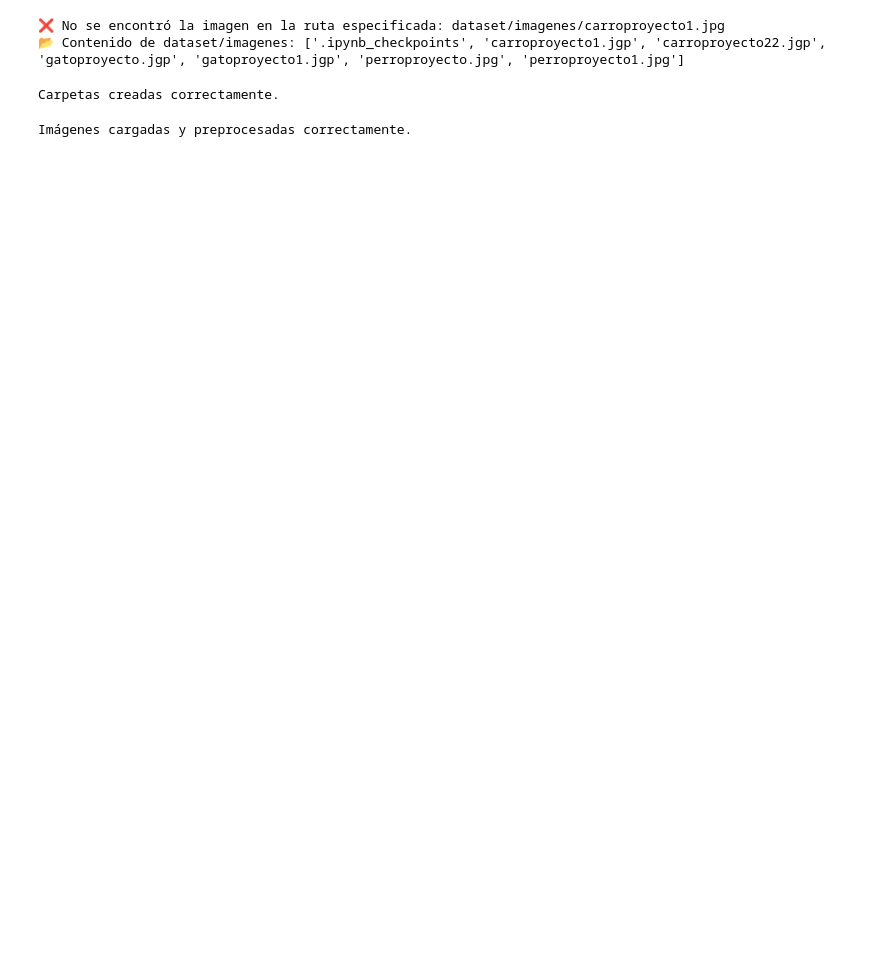
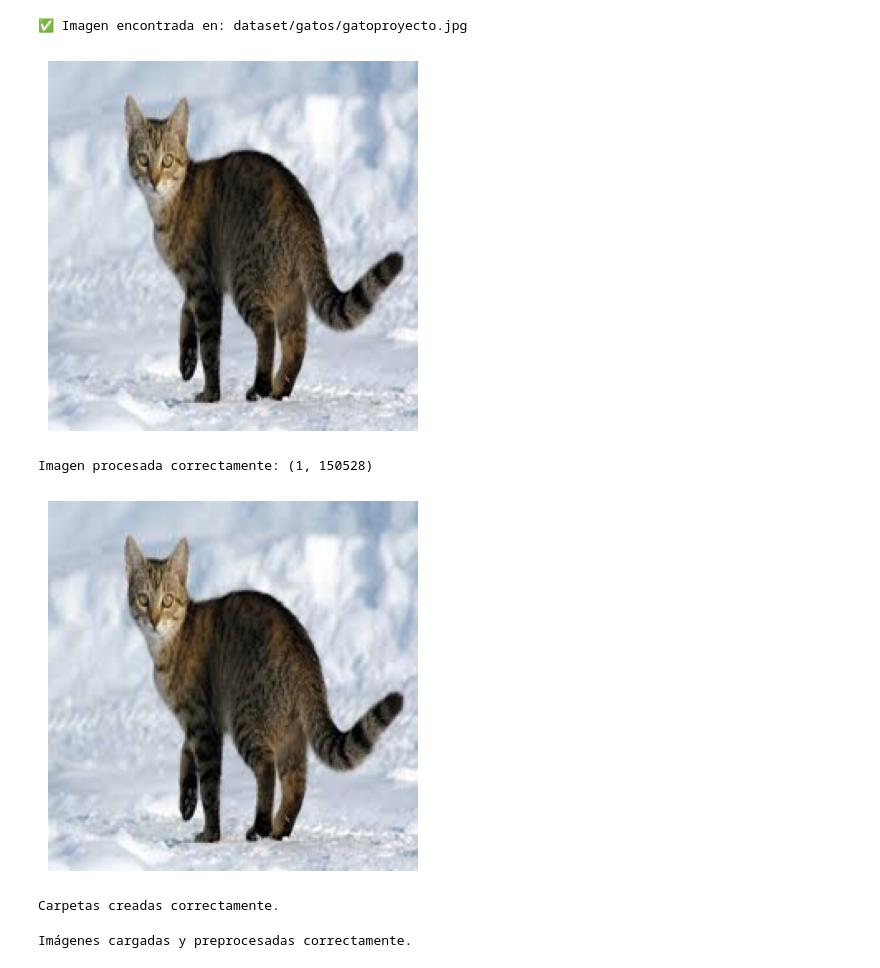
Before and after one commit to SEBASTIAN3451/mi_proyecto_binder., a Jupyter notebook: Proyecto1.ipynb, the cells around one changed output. Cells and saved outputs as stored; diff of their text form; code cells hidden in the pictures; blank space fills up the shorter version.

```diff
--- a/Proyecto1.ipynb
+++ b/Proyecto1.ipynb
@@ -57,11 +111,6 @@ import numpy as np
 import matplotlib.pyplot as plt
 from PIL import Image
 from sklearn.preprocessing import StandardScaler
-
-
-carpeta = "dataset/imagenes"
-nombre_imagen = "carroproyecto1.jpg"
-ruta_imagen = os.path.join(carpeta, nombre_imagen).replace("\\", "/")  # Corregir la barra invertida
 
 def cargar_imagen(ruta):
     try:
@@ -75,35 +124,40 @@ def cargar_imagen(ruta):
 
 def procesar_imagen(ruta):
     try:
         img = Image.open(ruta).convert('RGB')
         img = img.resize((224, 224))
         img_array = np.array(img) / 255.0  # Normalización
         img_array = img_array.reshape(1, -1)
         scaler = StandardScaler()
         img_array = scaler.fit_transform(img_array)
         return img_array
     except Exception as e:
         print(f"Error al procesar la imagen {ruta}: {e}")
         return None
 
 
 if os.path.exists(ruta_imagen):
     print(f"✅ Imagen encontrada en: {ruta_imagen}")
     cargar_imagen(ruta_imagen)
     imagen_procesada = procesar_imagen(ruta_imagen)
     if imagen_procesada is not None:
         print("Imagen procesada correctamente:", imagen_procesada.shape)
 else:
     print(f"❌ No se encontró la imagen en la ruta especificada: {ruta_imagen}")
 
     # Mostrar los archivos en la carpeta para depuración
     if os.path.exists(carpeta):
         print(f"📂 Contenido de {carpeta}: {os.listdir(carpeta)}")
     else:
         print(f"⚠️ La carpeta {carpeta} no existe.")
+
+ruta_imagen = "dataset/gatos/gatoproyecto.jpg"
+cargar_imagen(ruta_imagen)
 # %% [output]
-❌ No se encontró la imagen en la ruta especificada: dataset/imagenes/carroproyecto1.jpg
-📂 Contenido de dataset/imagenes: ['.ipynb_checkpoints', 'carroproyecto1.jgp', 'carroproyecto22.jgp', 'gatoproyecto.jgp', 'gatoproyecto1.jgp', 'perroproyecto.jpg', 'perroproyecto1.jpg']
+✅ Imagen encontrada en: dataset/gatos/gatoproyecto.jpg
+[figure, added]
+Imagen procesada correctamente: (1, 150528)
+[figure, added]
 # %%
 import os
 
```
Also changed, not shown: parts of 23 cells of this notebook.
